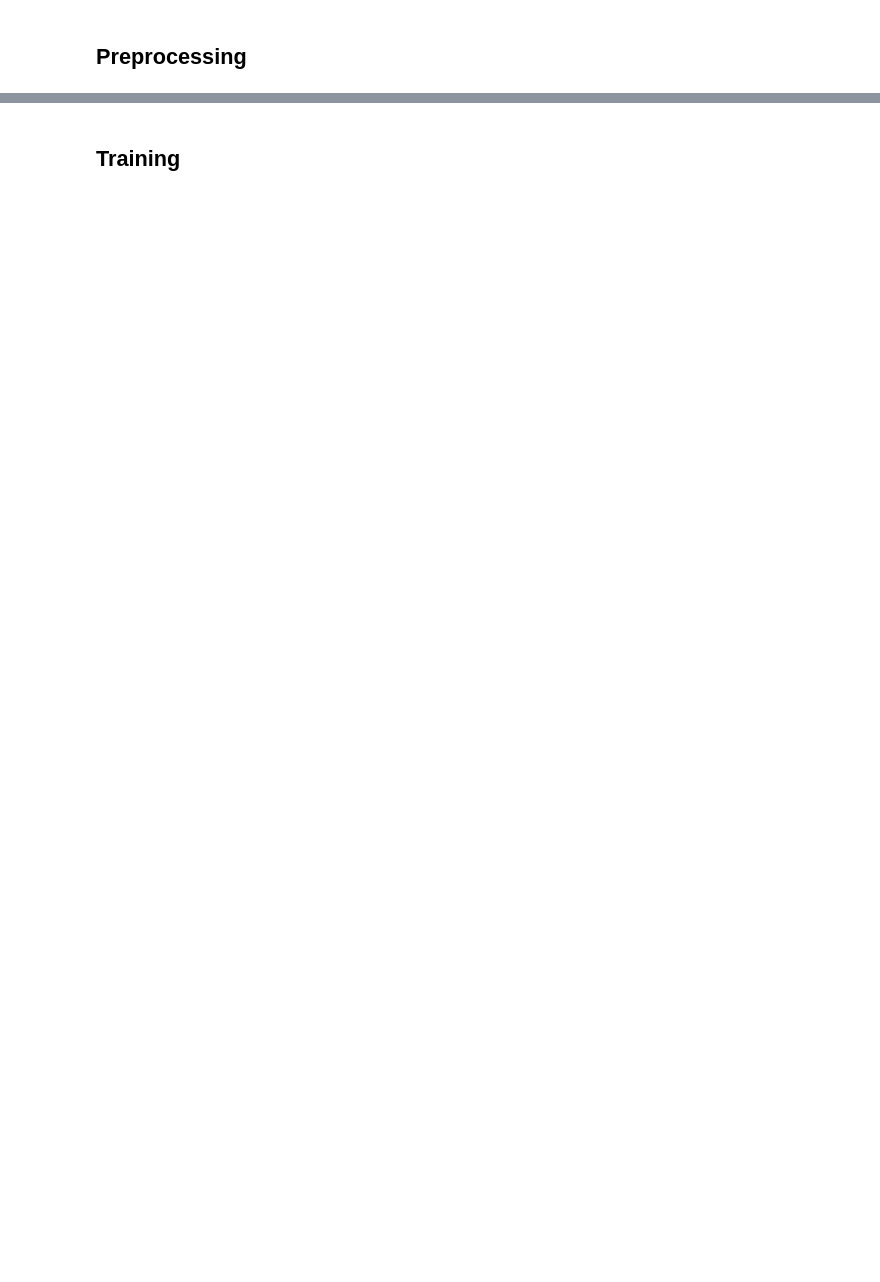
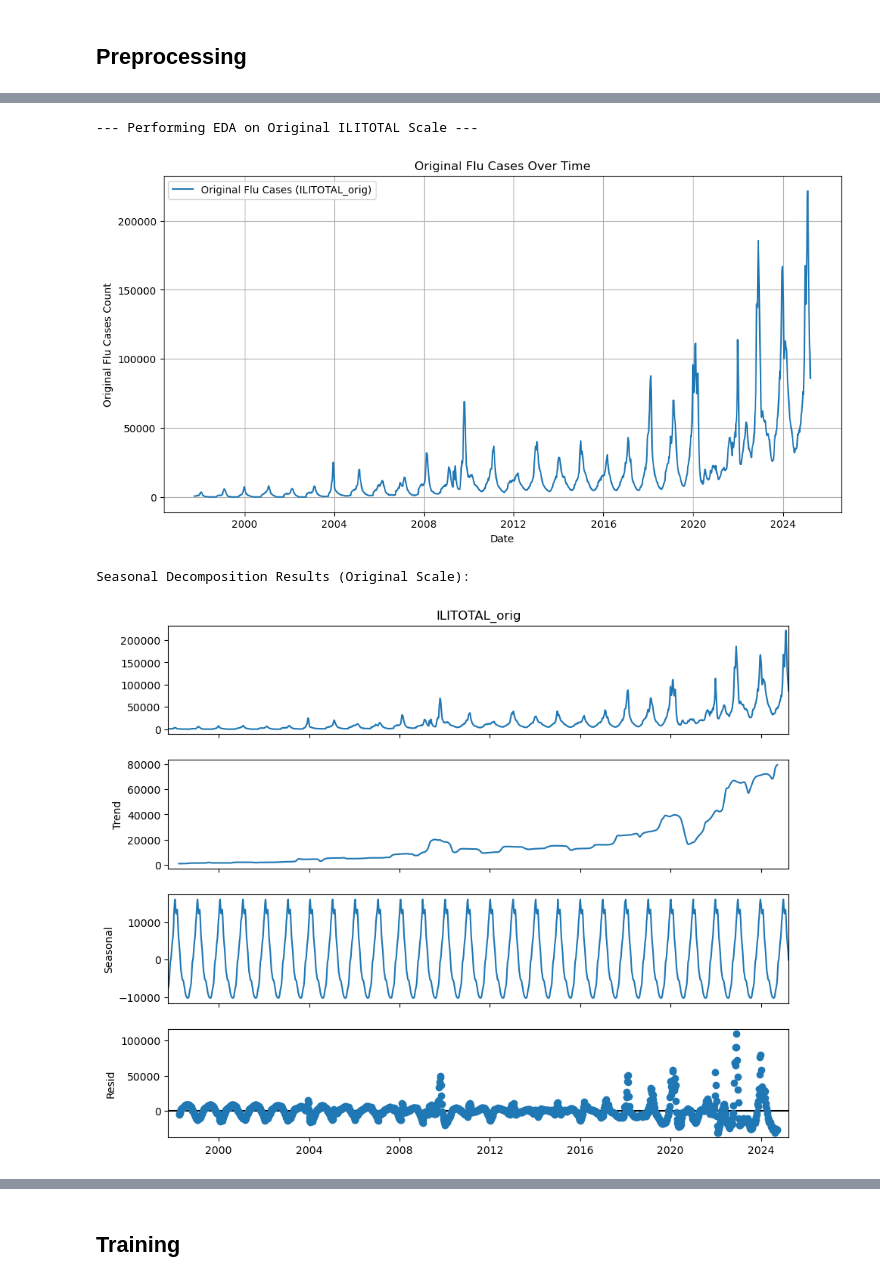
Before and after one commit to katemyer/DataScience, a Jupyter notebook: Capstone 3 Flu Time Series/Preprocessing and Training.ipynb, the cells around one changed output, grey strips where cells are left out. Drawn from its saved outputs; the diff is of its cells as text; code cells hidden in the pictures; blank space fills up the shorter version.

```diff
--- a/Capstone 3 Flu Time Series/Preprocessing and Training.ipynb
+++ b/Capstone 3 Flu Time Series/Preprocessing and Training.ipynb
@@ -39,3 +37,17 @@ memory usage: 168.2+ KB
 None
 # %% [markdown]
 ## Preprocessing
+# %%
+# Initial Cleaning ('X' values)
+# Convert problematic columns to numeric (replace 'X' with NaN and fill with median)
+# Doing this early before EDA on original ILITOTAL is fine
+print("\n--- Cleaning 'X' values ---")
+for col in ['AGE 25-49', 'AGE 25-64', 'AGE 50-64']:
+    df[col] = pd.to_numeric(df[col], errors='coerce')
+    # Impute with 0 or median - using median here as before
+    median_val = df[col].median()
+    df[col] = df[col].fillna(median_val)
+    print(f"Column {col} cleaned. Median used for NaN: {median_val}")
+
+# Verify dtypes changed
+print(df[['AGE 25-49', 'AGE 25-64', 'AGE 50-64']].info())
@@ -104,0 +112,36 @@ print(df.head())
+# %%
+# Keep original ILITOTAL for EDA plots before scaling
+df['ILITOTAL_orig'] = df['ILITOTAL'].copy()
+# %%
+# Exploratory Data Analysis (on Original Scale)
+
+print("\n--- Performing EDA on Original ILITOTAL Scale ---")
+
+# Check if index is DatetimeIndex before plotting
+if isinstance(df.index, pd.DatetimeIndex):
+    plt.figure(figsize=(12, 6))
+    plt.plot(df.index, df['ILITOTAL_orig'], label='Original Flu Cases (ILITOTAL_orig)')
+    plt.xlabel('Date')
+    plt.ylabel('Original Flu Cases Count')
+    plt.title('Original Flu Cases Over Time')
+    plt.legend()
+    plt.grid(True)
+    plt.show()
+
+    # Seasonal Decomposition (on original data)
+    try:
+        decomposition = seasonal_decompose(df['ILITOTAL_orig'], model='additive', period=52) # Assuming weekly data -> 52 week period
+        print("Seasonal Decomposition Results (Original Scale):")
+        fig = decomposition.plot()
+        fig.set_size_inches(10, 8)
+        plt.show()
+        # Discuss findings based on these plots (trend, seasonality, residuals)
+    except Exception as e:
+        print(f"Could not perform seasonal decomposition: {e}")
+else:
+    print("Skipping EDA plots as DatetimeIndex was not successfully created.")
+# %% [output]
+--- Performing EDA on Original ILITOTAL Scale ---
+[figure, added]
+Seasonal Decomposition Results (Original Scale):
+[figure, added]
```
Also changed, not shown: parts of 57 cells of this notebook.
